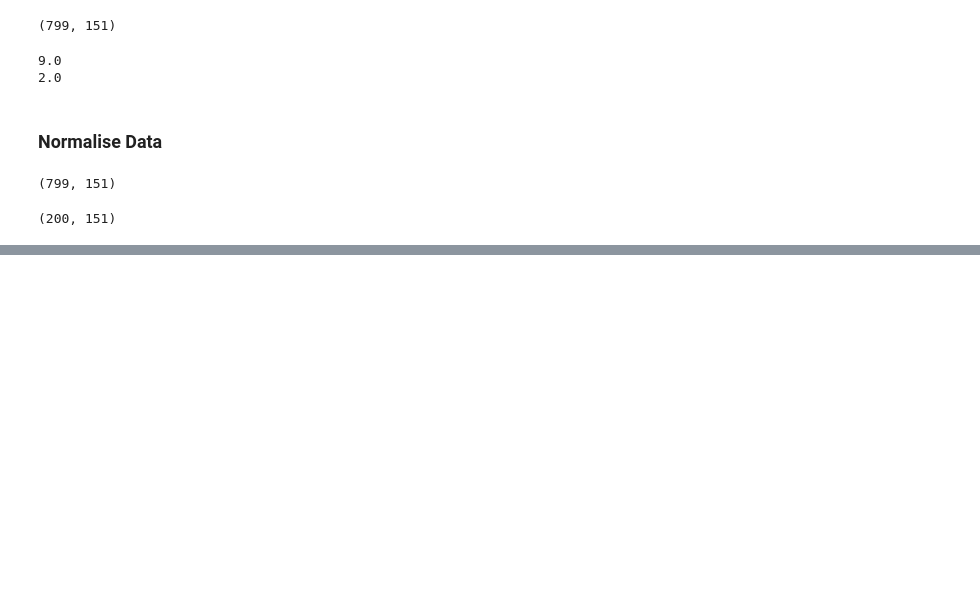
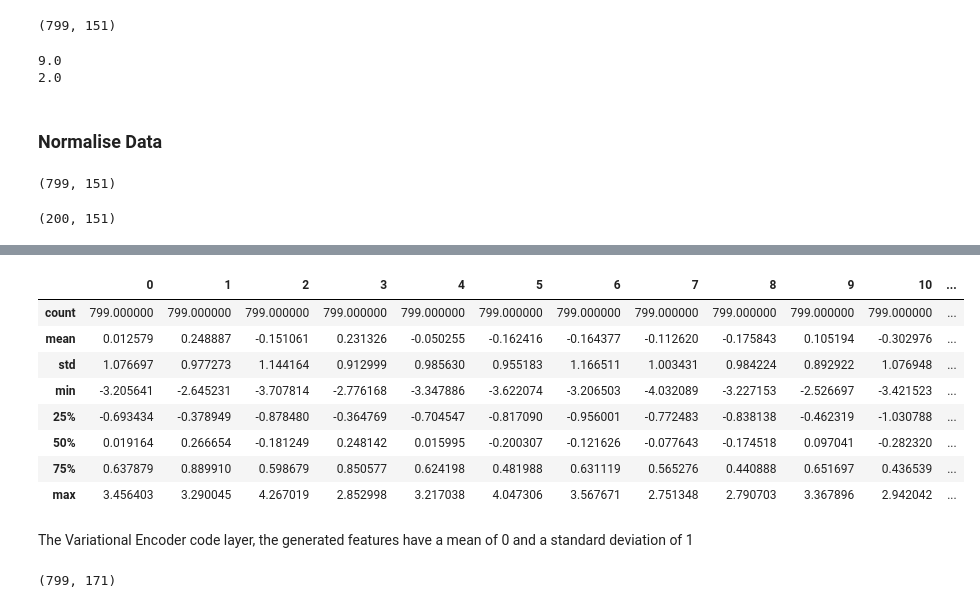
Before and after one commit to hsatishreddy/ML_PROJECT_CS584, a Jupyter notebook: ML_Project_CS584.ipynb, the cells around one changed output, grey strips where cells are left out. Drawn from its saved outputs; the diff is of its cells as text; code cells hidden in the pictures; blank space fills up the shorter version.

```diff
--- a/ML_Project_CS584.ipynb
+++ b/ML_Project_CS584.ipynb
@@ -87,0 +90,30 @@ print(n_X_valid.shape)
+# %%
+#Variational Autoencoder is used to generate 20 additional features to add to the data set
+class Sampling(keras.layers.Layer):
+    def call(self, input_data):
+        mean, log_var = input_data
+        return keras.backend.random_normal(tf.shape(log_var)) * keras.backend.exp(log_var / 2) + mean
+
+input_size = 151
+code_size = 20
+
+input_data = Input(shape=(input_size,))
+hidden_1 = Dense(75, activation='relu')(input_data)
+hidden_2 = Dense(35, activation='relu')(hidden_1)
+
+code_mean = Dense(code_size)(hidden_2)
+code_log_var = Dense(code_size)(hidden_2)
+code = Sampling()([code_mean, code_log_var])
+
+var_encoder = Model(input_data, outputs=code)
+
+decoder_inputs = Input(shape=[code_size])
+hidden_3 = Dense(35, activation='relu')(decoder_inputs)
+hidden_4 = Dense(75, activation='relu')(hidden_3)
+output_data = Dense(input_size, activation='sigmoid')(hidden_4)
+
+var_decoder = Model(inputs=decoder_inputs, outputs=output_data)
+
+code_input = Input(shape=(code_size,))
+reconst = var_decoder(code_input)
+var_ae = Model(inputs=code_input, outputs=reconst)
@@ -87,0 +165,5 @@ print(n_X_valid.shape)
+# %%
+#The trained variational encoder contains the reduced features from the code layer
+encoded = var_encoder
+gen_feat = encoded.predict(n_X_train)
+print(gen_feat.shape)
@@ -87,0 +173,16 @@ print(n_X_valid.shape)
+# %%
+#Statistics of the generated output features
+gen_featdf = pd.DataFrame(gen_feat)
+gen_featdf.describe()
+# %% [output]
+|  | 0 | 1 | 2 | 3 | 4 | 5 | 6 | 7 | 8 | 9 | 10 | ... |
+| count | 799.000000 | 799.000000 | 799.000000 | 799.000000 | 799.000000 | 799.000000 | 799.000000 | 799.000000 | 799.000000 | 799.000000 | 799.000000 | ... |
+| mean | 0.012579 | 0.248887 | -0.151061 | 0.231326 | -0.050255 | -0.162416 | -0.164377 | -0.112620 | -0.175843 | 0.105194 | -0.302976 | ... |
+| std | 1.076697 | 0.977273 | 1.144164 | 0.912999 | 0.985630 | 0.955183 | 1.166511 | 1.003431 | 0.984224 | 0.892922 | 1.076948 | ... |
+| min | -3.205641 | -2.645231 | -3.707814 | -2.776168 | -3.347886 | -3.622074 | -3.206503 | -4.032089 | -3.227153 | -2.526697 | -3.421523 | ... |
+| 25% | -0.693434 | -0.378949 | -0.878480 | -0.364769 | -0.704547 | -0.817090 | -0.956001 | -0.772483 | -0.838138 | -0.462319 | -1.030788 | ... |
+| 50% | 0.019164 | 0.266654 | -0.181249 | 0.248142 | 0.015995 | -0.200307 | -0.121626 | -0.077643 | -0.174518 | 0.097041 | -0.282320 | ... |
+| 75% | 0.637879 | 0.889910 | 0.598679 | 0.850577 | 0.624198 | 0.481988 | 0.631119 | 0.565276 | 0.440888 | 0.651697 | 0.436539 | ... |
+| max | 3.456403 | 3.290045 | 4.267019 | 2.852998 | 3.217038 | 4.047306 | 3.567671 | 2.751348 | 2.790703 | 3.367896 | 2.942042 | ... |
+# %% [markdown]
+The Variational Encoder code layer, the generated features have a mean of 0 and a standard deviation of 1
@@ -87,0 +196,13 @@ print(n_X_valid.shape)
+# %%
+#Adding generated features dataframe to original features dataframe
+num_data = open('column_names.csv') #Column names
+num_lst = []
+for label in num_data:
+    label = label.rstrip()
+    num_lst.append(label)
+
+n_orig_feat = pd.DataFrame(n_X_train, columns = num_lst)
+n_all_feat = pd.concat([n_orig_feat,n_gen_feat],axis = 1)
+print(n_all_feat.shape)
+# %% [output]
+(799, 171)
```
Also changed, not shown: parts of 6 cells of this notebook.
